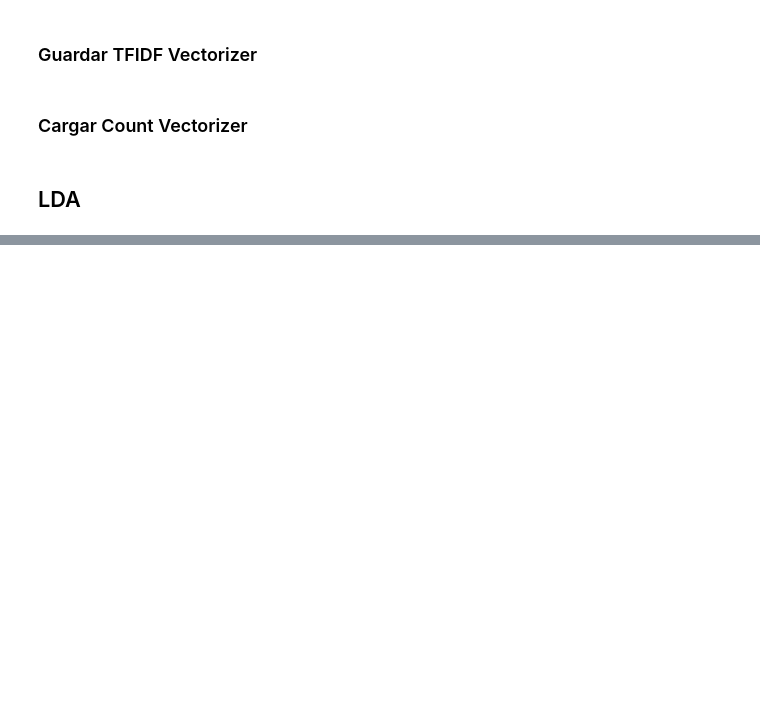
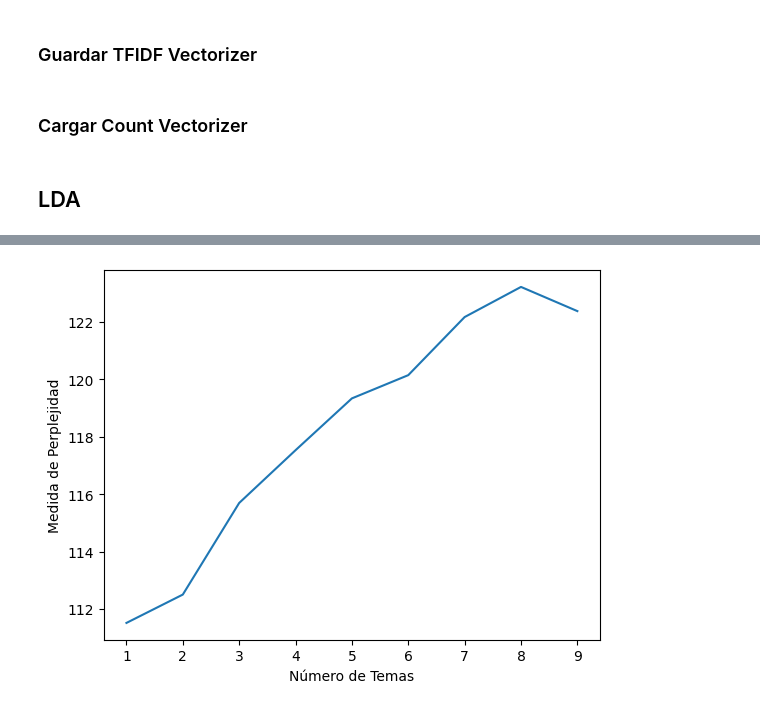
Before and after one commit to juankquintana/proyecto_recomendacion_peliculas, a Jupyter notebook: NLPModels.ipynb, the cells around one changed output, grey strips where cells are left out. Saved outputs shown, nothing was run; the diff lists cells and outputs as text; code cells hidden in the pictures; blank space fills up the shorter version.

```diff
--- a/NLPModels.ipynb
+++ b/NLPModels.ipynb
@@ -378,0 +529,30 @@ cosine_sim_sparseTFIDF = cosine_sim_sparseTFIDF.toarray()
+# %%
+def perplejidad_ntemas(dictionary, corpus, texts, start=1, limit=10, step=1):
+
+    perplejidad_values = []
+    model_list = []
+
+    for num_topics in range(start, limit, step):
+        model = LdaMulticore(corpus=corpus,
+                        id2word=dictionary,
+                        num_topics=num_topics,
+                        random_state=123,
+                        passes=20)
+        model_list.append(model)
+        perplejidad_values.append(np.exp2(-model.log_perplexity(corpus)))
+
+    return model_list, perplejidad_values
+# %%
+modelos, valores_p = perplejidad_ntemas(dictionary=dictionary, corpus=corpus, texts=clean_keywords, start=1, limit=10, step=1)
+# %%
+import matplotlib.pyplot as plt
+# Show graph
+limit=10; start=1; step=1;
+x = range(start, limit, step)
+plt.plot(x, valores_p)
+plt.xlabel("Número de Temas")
+plt.ylabel("Medida de Perplejidad")
+
+plt.show()
+# %% [output]
+[figure, added]
```
Also changed, not shown: parts of 16 cells of this notebook.
